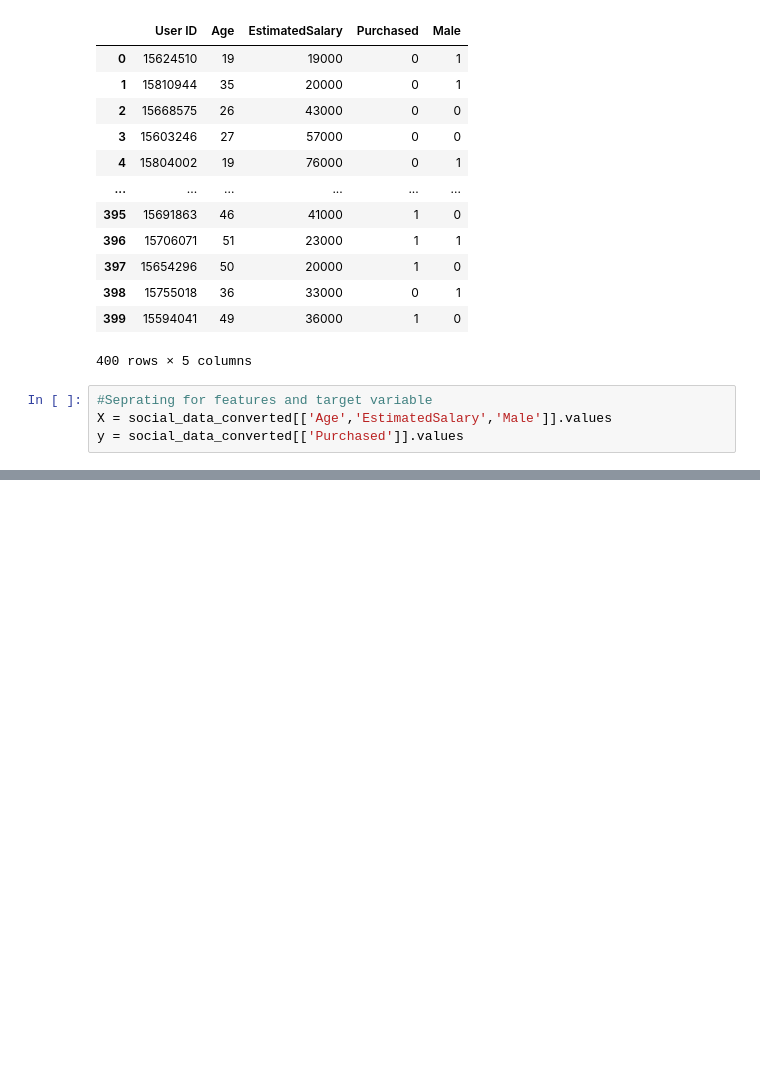
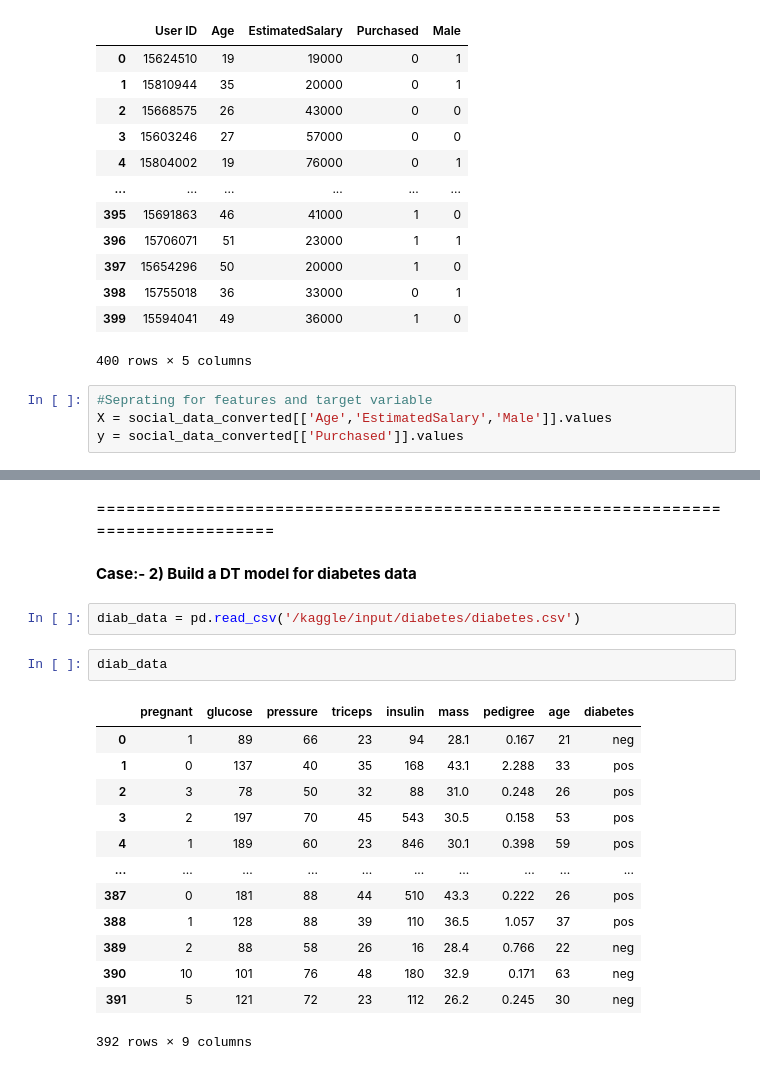
Before and after one commit to tushar2704/Data-Science-Master, a Jupyter notebook: decision-tree-practice.ipynb, the cells around one changed output, grey strips where cells are left out. Drawn from its saved outputs; the diff is of its cells as text; blank space fills up the shorter version.

Commit message:
Kaggle Notebook | Decision_tree_practice | Version 10

```diff
--- a/decision-tree-practice.ipynb
+++ b/decision-tree-practice.ipynb
@@ -127,0 +244,22 @@ y = social_data_converted[['Purchased']].values
+# %% [markdown]
+=================================================================================
+# %% [markdown]
+**Case:- 2) Build a DT model for diabetes data**
+# %%
+diab_data = pd.read_csv('/kaggle/input/diabetes/diabetes.csv')
+# %%
+diab_data
+# %% [output]
+|  | pregnant | glucose | pressure | triceps | insulin | mass | pedigree | age | diabetes |
+| 0 | 1 | 89 | 66 | 23 | 94 | 28.1 | 0.167 | 21 | neg |
+| 1 | 0 | 137 | 40 | 35 | 168 | 43.1 | 2.288 | 33 | pos |
+| 2 | 3 | 78 | 50 | 32 | 88 | 31.0 | 0.248 | 26 | pos |
+| 3 | 2 | 197 | 70 | 45 | 543 | 30.5 | 0.158 | 53 | pos |
+| 4 | 1 | 189 | 60 | 23 | 846 | 30.1 | 0.398 | 59 | pos |
+| ... | ... | ... | ... | ... | ... | ... | ... | ... | ... |
+| 387 | 0 | 181 | 88 | 44 | 510 | 43.3 | 0.222 | 26 | pos |
+| 388 | 1 | 128 | 88 | 39 | 110 | 36.5 | 1.057 | 37 | pos |
+| 389 | 2 | 88 | 58 | 26 | 16 | 28.4 | 0.766 | 22 | neg |
+| 390 | 10 | 101 | 76 | 48 | 180 | 32.9 | 0.171 | 63 | neg |
+| 391 | 5 | 121 | 72 | 23 | 112 | 26.2 | 0.245 | 30 | neg |
+392 rows × 9 columns
```
Also changed, not shown: parts of 34 cells of this notebook.
